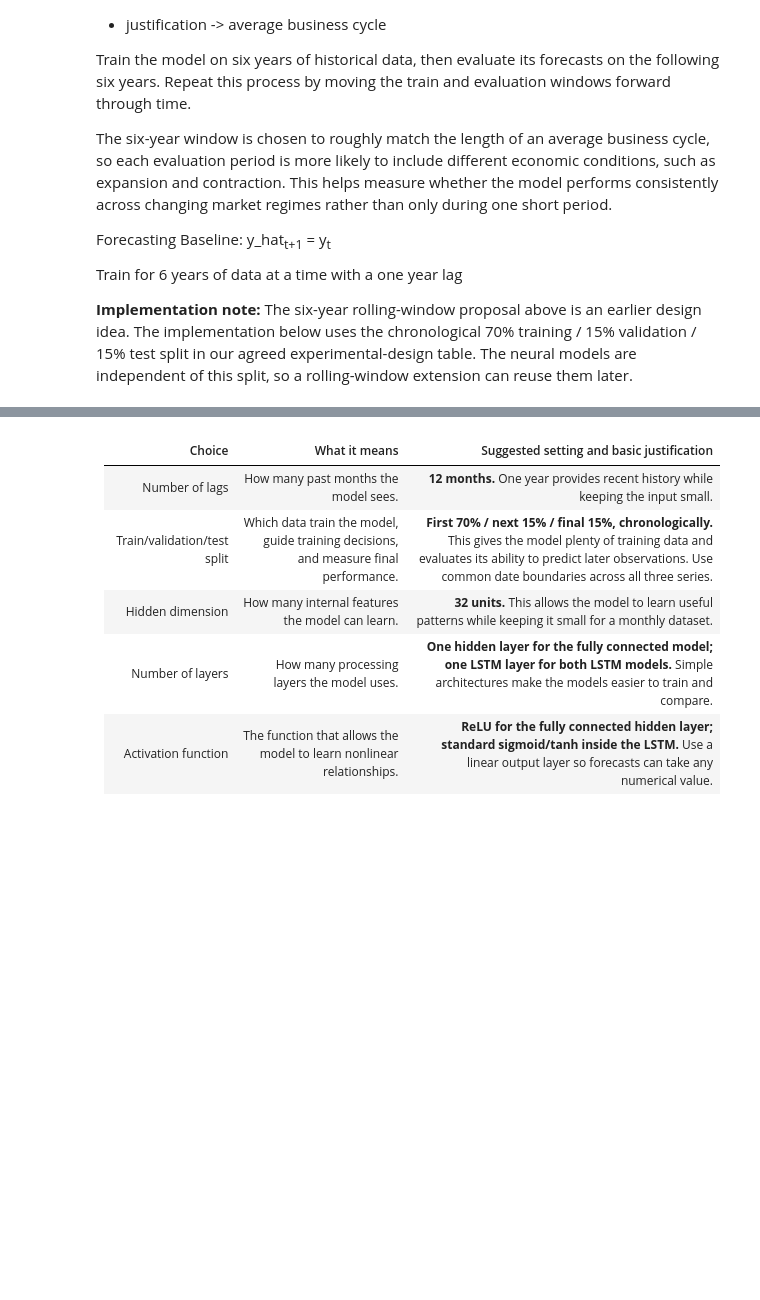
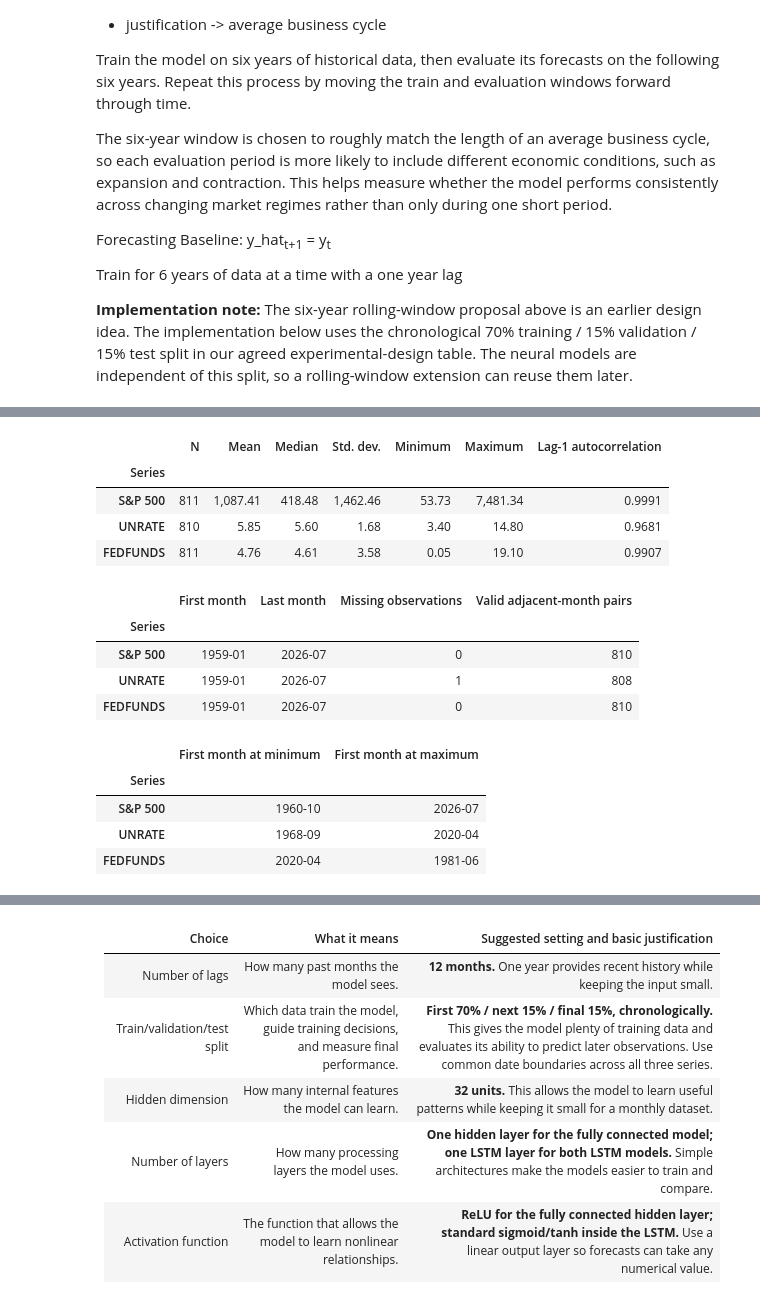
Before and after one commit to kylelaw529/VIP-HW-2, a Jupyter notebook: VIP_Homework2.ipynb, the cells around one changed output, grey strips where cells are left out. Saved outputs shown, nothing was run; the diff lists cells and outputs as text; code cells hidden in the pictures; blank space fills up the shorter version.

```diff
--- a/VIP_Homework2.ipynb
+++ b/VIP_Homework2.ipynb
@@ -76,0 +135,55 @@ dtype: int64
+# %%
+def describe_series(frame, selected_columns):
+    rows = []
+    for column in selected_columns:
+        series = frame[column].astype(float)
+        rows.append({"Series": column, "N": int(series.count()),
+                     "Mean": series.mean(), "Median": series.median(),
+                     "Std. dev.": series.std(ddof=1), "Minimum": series.min(),
+                     "Maximum": series.max(),
+                     "Lag-1 autocorrelation": series.corr(series.shift(1))})
+    return pd.DataFrame(rows).set_index("Series")
+
+
+descriptive_stats = describe_series(extracted, analysis_columns)
+display(descriptive_stats.style.format({"N": "{:,.0f}", "Mean": "{:,.2f}",
+        "Median": "{:,.2f}", "Std. dev.": "{:,.2f}", "Minimum": "{:,.2f}",
+        "Maximum": "{:,.2f}", "Lag-1 autocorrelation": "{:.4f}"}))
+
+coverage_rows = []
+extrema_rows = []
+for column in analysis_columns:
+    series = extracted[column]
+    coverage_rows.append({"Series": column,
+                          "First month": extracted.loc[series.first_valid_index(), "sasdate"].strftime("%Y-%m"),
+                          "Last month": extracted.loc[series.last_valid_index(), "sasdate"].strftime("%Y-%m"),
+                          "Missing observations": int(series.isna().sum()),
+                          "Valid adjacent-month pairs": int((series.notna() & series.shift(1).notna()).sum())})
+    extrema_rows.append({"Series": column,
+                        "First month at minimum": extracted.loc[series.idxmin(), "sasdate"].strftime("%Y-%m"),
+                        "First month at maximum": extracted.loc[series.idxmax(), "sasdate"].strftime("%Y-%m")})
+coverage = pd.DataFrame(coverage_rows).set_index("Series")
+extreme_dates = pd.DataFrame(extrema_rows).set_index("Series")
+display(coverage)
+display(extreme_dates)
+
+EDA_OUTPUT = Path("output/data_exploration")
+EDA_OUTPUT.mkdir(parents=True, exist_ok=True)
+descriptive_stats.to_csv(EDA_OUTPUT / "descriptive_statistics.csv")
+coverage.to_csv(EDA_OUTPUT / "data_coverage.csv")
+# %% [output]
+|  | N | Mean | Median | Std. dev. | Minimum | Maximum | Lag-1 autocorrelation |
+| Series |  |  |  |  |  |  |  |
+| S&P 500 | 811 | 1,087.41 | 418.48 | 1,462.46 | 53.73 | 7,481.34 | 0.9991 |
+| UNRATE | 810 | 5.85 | 5.60 | 1.68 | 3.40 | 14.80 | 0.9681 |
+| FEDFUNDS | 811 | 4.76 | 4.61 | 3.58 | 0.05 | 19.10 | 0.9907 |
+|  | First month | Last month | Missing observations | Valid adjacent-month pairs |
+| Series |  |  |  |  |
+| S&P 500 | 1959-01 | 2026-07 | 0 | 810 |
+| UNRATE | 1959-01 | 2026-07 | 1 | 808 |
+| FEDFUNDS | 1959-01 | 2026-07 | 0 | 810 |
+|  | First month at minimum | First month at maximum |
+| Series |  |  |
+| S&P 500 | 1960-10 | 2026-07 |
+| UNRATE | 1968-09 | 2020-04 |
+| FEDFUNDS | 2020-04 | 1981-06 |
```
Also changed, not shown: parts of 12 cells of this notebook, 5 other files.
